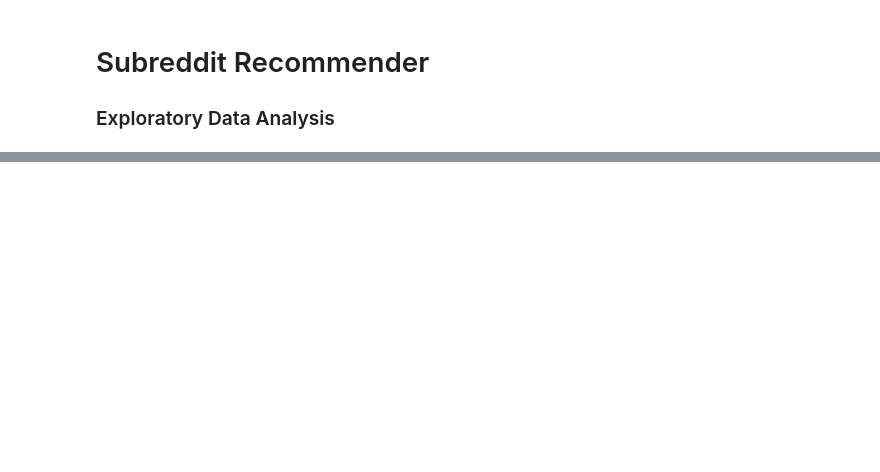
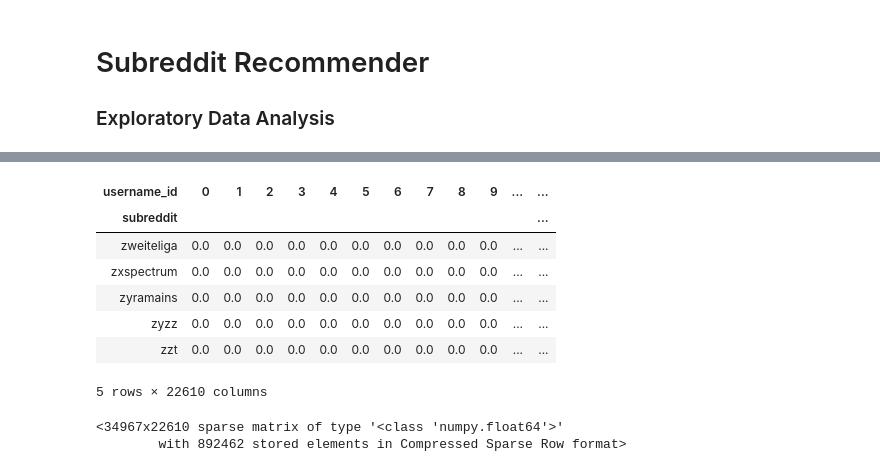
Before and after one commit to sahivy13/Subreddit_Recommender, a Jupyter notebook: data_exploration.ipynb, the cells around one changed output, grey strips where cells are left out. Cells and saved outputs as stored; diff of their text form; code cells hidden in the pictures; blank space fills up the shorter version.

```diff
--- a/data_exploration.ipynb
+++ b/data_exploration.ipynb
@@ -117,0 +181,20 @@ See the caveats in the documentation: http://pandas.pydata.org/pandas-docs/stabl
+# %%
+df_user_usage.tail()
+# %% [output]
+| username_id | 0 | 1 | 2 | 3 | 4 | 5 | 6 | 7 | 8 | 9 | ... | ... |
+| subreddit |  |  |  |  |  |  |  |  |  |  |  | ... |
+| zweiteliga | 0.0 | 0.0 | 0.0 | 0.0 | 0.0 | 0.0 | 0.0 | 0.0 | 0.0 | 0.0 | ... | ... |
+| zxspectrum | 0.0 | 0.0 | 0.0 | 0.0 | 0.0 | 0.0 | 0.0 | 0.0 | 0.0 | 0.0 | ... | ... |
+| zyramains | 0.0 | 0.0 | 0.0 | 0.0 | 0.0 | 0.0 | 0.0 | 0.0 | 0.0 | 0.0 | ... | ... |
+| zyzz | 0.0 | 0.0 | 0.0 | 0.0 | 0.0 | 0.0 | 0.0 | 0.0 | 0.0 | 0.0 | ... | ... |
+| zzt | 0.0 | 0.0 | 0.0 | 0.0 | 0.0 | 0.0 | 0.0 | 0.0 | 0.0 | 0.0 | ... | ... |
+5 rows × 22610 columns
+# %%
+from scipy.sparse import csr_matrix
+
+mat_user_usage = csr_matrix(df_user_usage.values) # compress our matrix, build this into a function as well
+
+mat_user_usage
+# %% [output]
+<34967x22610 sparse matrix of type '<class 'numpy.float64'>'
+        with 892462 stored elements in Compressed Sparse Row format>
```
Also changed, not shown: parts of 23 cells of this notebook, 1 other file.
